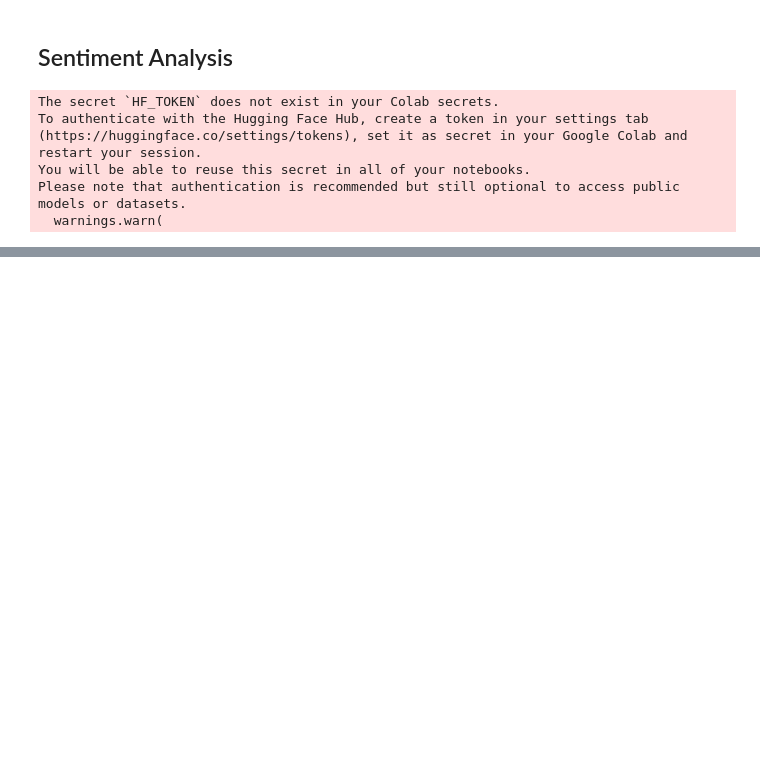
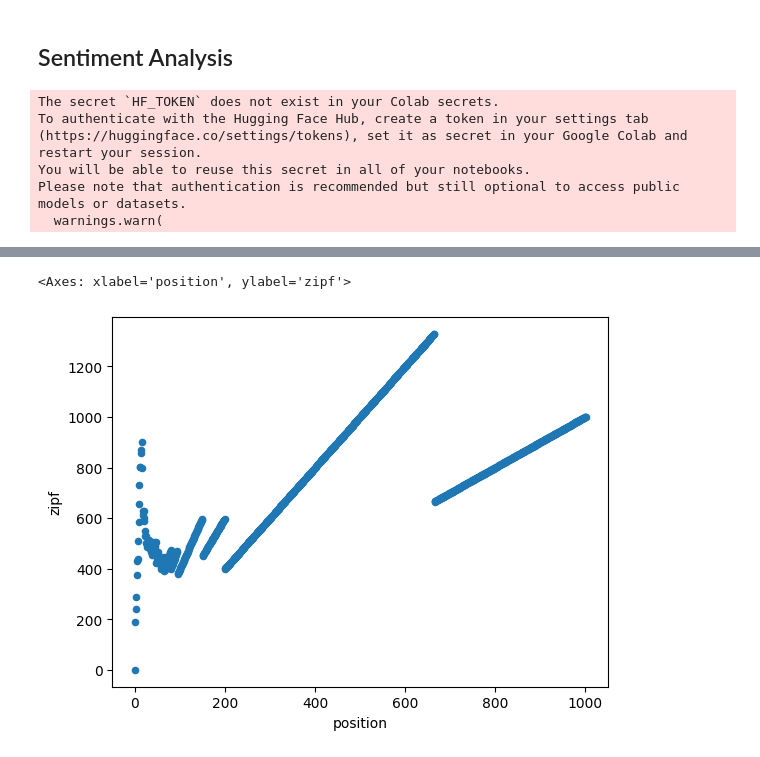
Before and after one commit to H3cth0r/PoliticalAnalysis, a Jupyter notebook: politicalAnalysis.ipynb, the cells around one changed output, grey strips where cells are left out. Drawn from its saved outputs; the diff is of its cells as text; code cells hidden in the pictures; blank space fills up the shorter version.

```diff
--- a/politicalAnalysis.ipynb
+++ b/politicalAnalysis.ipynb
@@ -293,0 +434,6 @@ plt.show()
+# %%
+df["zipf"]= df.apply((lambda x: x.name*x["count"]), axis=1)
+df.plot.scatter(x='position',y='zipf')
+# %% [output]
+<Axes: xlabel='position', ylabel='zipf'>
+[figure, added]
```
Also changed, not shown: parts of 27 cells of this notebook, 3 other files.
